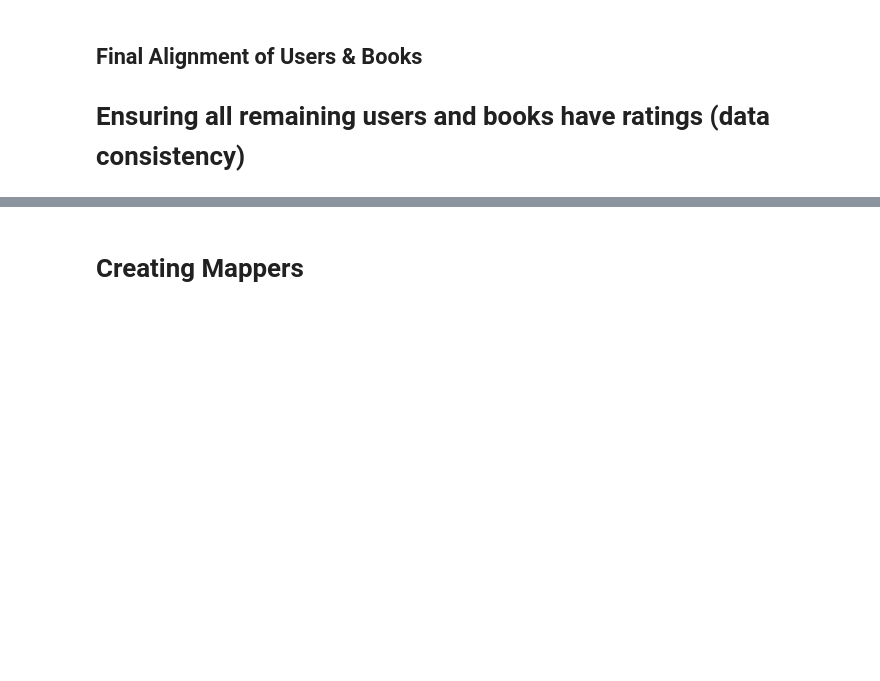
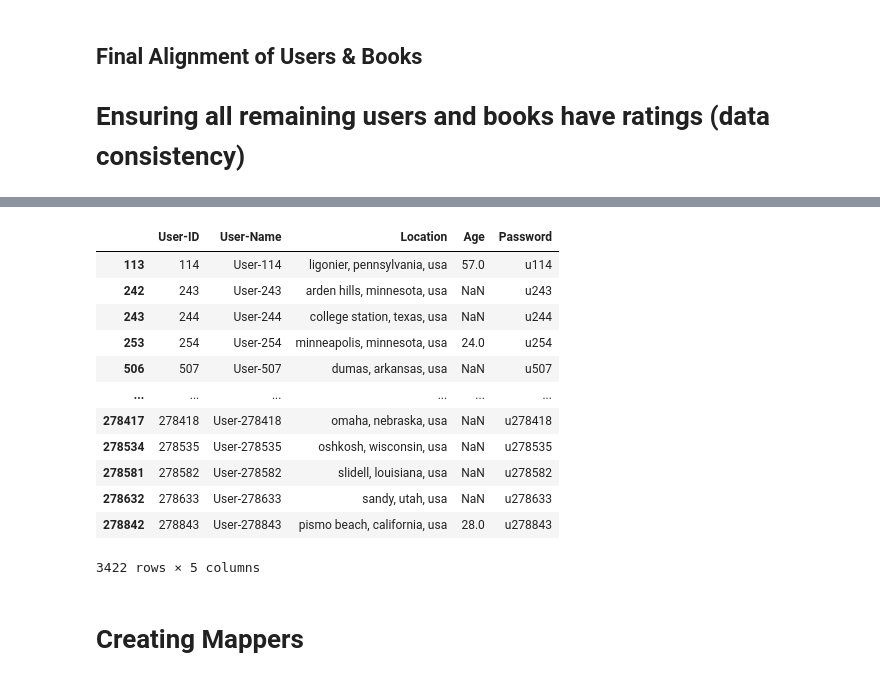
Before and after one commit to youssefeltesh21/depi-proj, a Jupyter notebook: notebooks/eda_preprocessing.ipynb, the cells around one changed output, grey strips where cells are left out. Drawn from its saved outputs; the diff is of its cells as text; code cells hidden in the pictures; blank space fills up the shorter version.

Commit message:
User-Name,Password Columns has been added to User df

```diff
--- a/notebooks/eda_preprocessing.ipynb
+++ b/notebooks/eda_preprocessing.ipynb
@@ -260,3 +240,22 @@ books_df,users_df = align_user_book_datasets(ratings_df,books_df,users_df)
+# %%
+users_df["User-Name"] = "User-" + users_df["User-ID"].astype(str)
+users_df["Password"] = "u" + users_df["User-ID"].astype(str)
+users_df = users_df[["User-ID", "User-Name","Location","Age","Password"]]
+users_df
+# %% [output]
+|  | User-ID | User-Name | Location | Age | Password |
+| 113 | 114 | User-114 | ligonier, pennsylvania, usa | 57.0 | u114 |
+| 242 | 243 | User-243 | arden hills, minnesota, usa | NaN | u243 |
+| 243 | 244 | User-244 | college station, texas, usa | NaN | u244 |
+| 253 | 254 | User-254 | minneapolis, minnesota, usa | 24.0 | u254 |
+| 506 | 507 | User-507 | dumas, arkansas, usa | NaN | u507 |
+| ... | ... | ... | ... | ... | ... |
+| 278417 | 278418 | User-278418 | omaha, nebraska, usa | NaN | u278418 |
+| 278534 | 278535 | User-278535 | oshkosh, wisconsin, usa | NaN | u278535 |
+| 278581 | 278582 | User-278582 | slidell, louisiana, usa | NaN | u278582 |
+| 278632 | 278633 | User-278633 | sandy, utah, usa | NaN | u278633 |
+| 278842 | 278843 | User-278843 | pismo beach, california, usa | 28.0 | u278843 |
+3422 rows × 5 columns
 # %% [markdown]
 # Creating Mappers
 # %%
```
Also changed, not shown: parts of 7 cells of this notebook.
